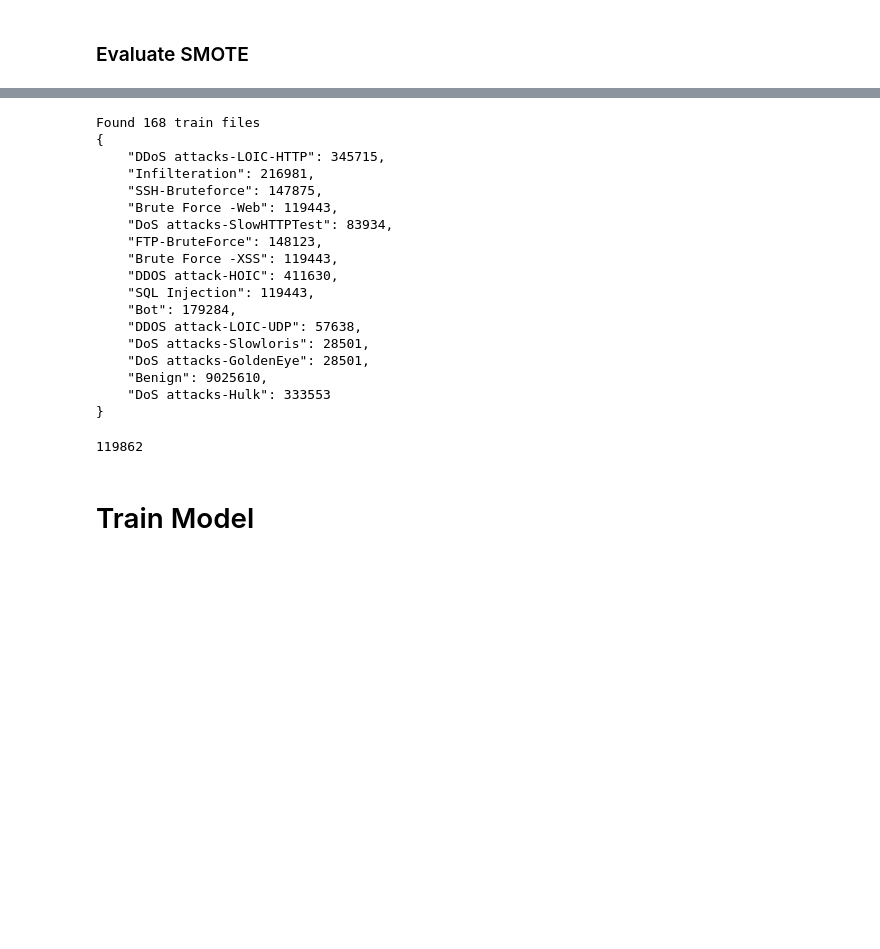
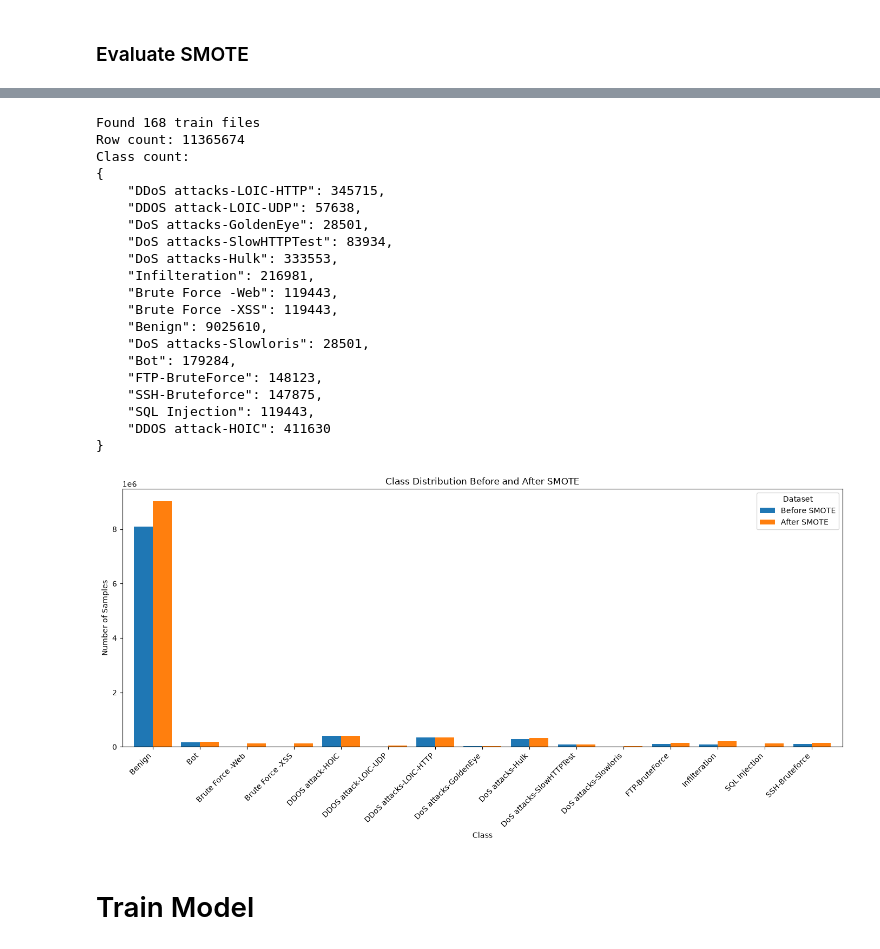
Before and after one commit to JoxNeis/ml-ids, a Jupyter notebook: mlids.ipynb, the cells around one changed output, grey strips where cells are left out. Drawn from its saved outputs; the diff is of its cells as text; code cells hidden in the pictures; blank space fills up the shorter version.

Commit message:
FEAT: SMOTE Evaluation

```diff
--- a/mlids.ipynb
+++ b/mlids.ipynb
@@ -1062,5 +1062,6 @@ print(len(df))
 # %%
-label_count = get_class_count_from_label(PATH_FOLDER_SPLIT_LABEL)
-print(json.dumps(label_count, indent=4))
+before_class_count,before_row_count = get_class_count_from_label(PATH_FOLDER_SPLIT_LABEL)
+print(f"Row count: {before_row_count}")
+print(f"Class count:\n{json.dumps(before_class_count, indent=4)}")
 # %% [output]
 Found 168 train files
@@ -1083,30 +1086,59 @@ Found 168 train files
 }
 # %%
-label_count = get_class_count_from_label(PATH_FOLDER_SMOTE)
-print(json.dumps(label_count, indent=4))
+after_class_count,after_row_count = get_class_count_from_label(PATH_FOLDER_SMOTE)
+print(f"Row count: {after_row_count}")
+print(f"Class count:\n{json.dumps(after_class_count, indent=4)}")
 # %% [output]
 Found 168 train files
+Row count: 11365674
+Class count:
 {
     "DDoS attacks-LOIC-HTTP": 345715,
+    "DDOS attack-LOIC-UDP": 57638,
+    "DoS attacks-GoldenEye": 28501,
+    "DoS attacks-SlowHTTPTest": 83934,
+    "DoS attacks-Hulk": 333553,
     "Infilteration": 216981,
+    "Brute Force -Web": 119443,
+    "Brute Force -XSS": 119443,
+    "Benign": 9025610,
+    "DoS attacks-Slowloris": 28501,
+    "Bot": 179284,
+    "FTP-BruteForce": 148123,
     "SSH-Bruteforce": 147875,
-    "Brute Force -Web": 119443,
-    "DoS attacks-SlowHTTPTest": 83934,
-    "FTP-BruteForce": 148123,
-    "Brute Force -XSS": 119443,
-    "DDOS attack-HOIC": 411630,
     "SQL Injection": 119443,
-    "Bot": 179284,
-    "DDOS attack-LOIC-UDP": 57638,
-    "DoS attacks-Slowloris": 28501,
-    "DoS attacks-GoldenEye": 28501,
-    "Benign": 9025610,
-    "DoS attacks-Hulk": 333553
+    "DDOS attack-HOIC": 411630
 }
-# %%
-df = pd.read_parquet(os.path.join(PATH_FOLDER_SMOTE,"train/2018-02-14-Wednesday_TrafficForML_CICFlowMeter_00001.parquet"))
-print(len(df))
-# %% [output]
-119862
+# %%
+def plot_smote_comparison(before_class_count: dict[str, int], after_class_count: dict[str, int],) -> None:
+    classes = sorted(set(before_class_count) | set(after_class_count))
+    before = []
+    for class_name in classes:
+        before.append(before_class_count.get(class_name, 0))
+
+    after = []
+    for class_name in classes:
+        after.append(after_class_count.get(class_name, 0))
+
+    df = pd.DataFrame({"Class": classes, "Before SMOTE": before, "After SMOTE": after,})
+
+    ax = df.set_index("Class").plot(
+        kind="bar",
+        figsize=(14, 7),
+        width=0.8,
+    )
+
+    ax.set_title("Class Distribution Before and After SMOTE")
+    ax.set_xlabel("Class")
+    ax.set_ylabel("Number of Samples")
+
+    plt.xticks(rotation=45, ha="right")
+    plt.legend(title="Dataset")
+    plt.tight_layout()
+    plt.show()
+# %%
+plot_smote_comparison(before_class_count,after_class_count)
+# %% [output]
+[figure, added]
 # %% [markdown]
 # Train Model
```
Also changed, not shown: parts of 7 cells of this notebook.
